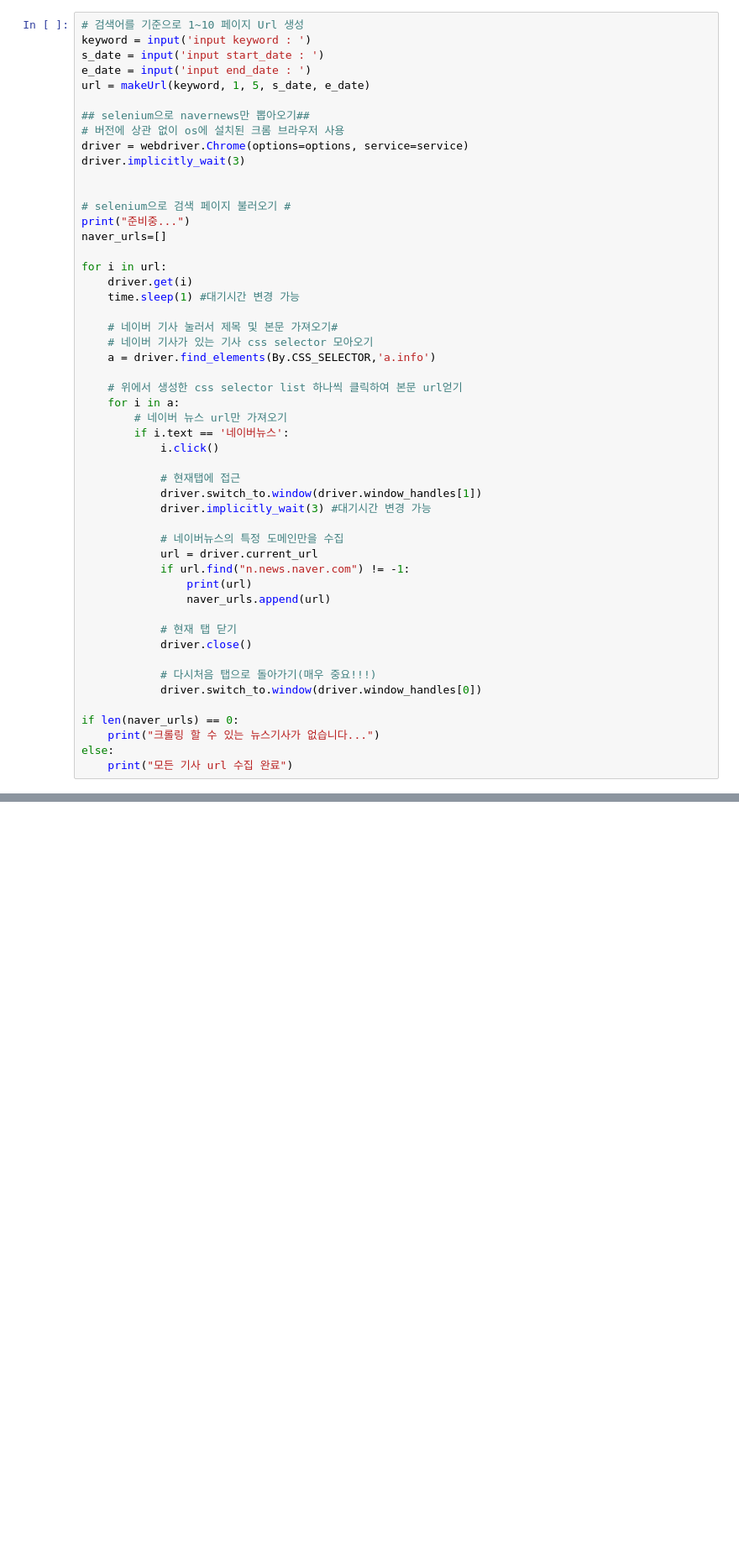
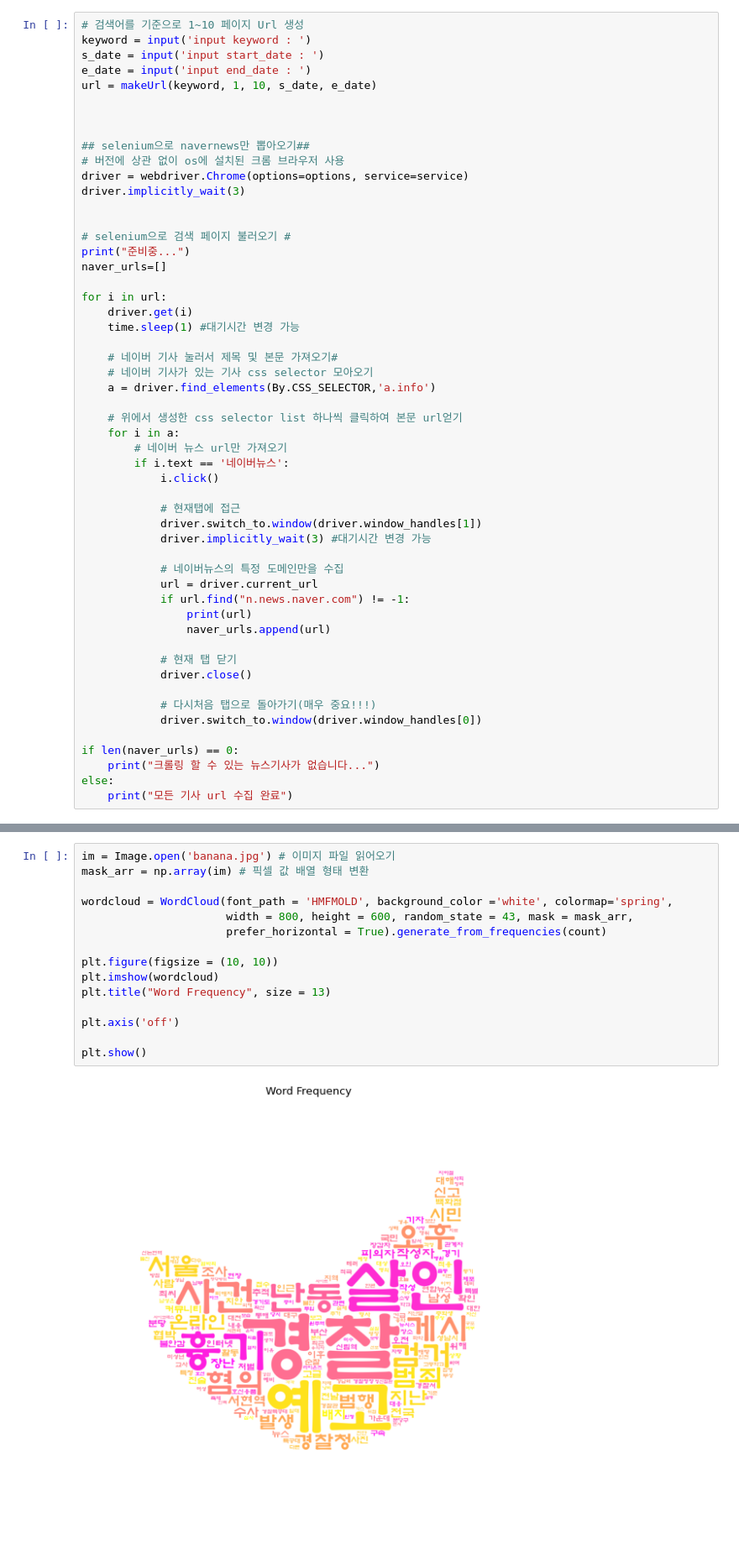
Before and after one commit to githeoheo/2023summer_intern, a Jupyter notebook: code/5. Crawling_WordCloud/Crawling_WordCloud.ipynb, the cells around one changed output, grey strips where cells are left out. Shown: that part at 84% size. Cells and saved outputs as stored; diff of their text form; blank space fills up the shorter version.

```diff
--- a/code/5. Crawling_WordCloud/Crawling_WordCloud.ipynb
+++ b/code/5. Crawling_WordCloud/Crawling_WordCloud.ipynb
@@ -74,7 +77,9 @@ def makeUrl(search, start_pg, end_pg, s_date, e_date):
 keyword = input('input keyword : ')
 s_date = input('input start_date : ')
 e_date = input('input end_date : ')
-url = makeUrl(keyword, 1, 5, s_date, e_date)
+url = makeUrl(keyword, 1, 10, s_date, e_date)
+
+
 
 ## selenium으로 navernews만 뽑아오기##
 # 버전에 상관 없이 os에 설치된 크롬 브라우저 사용
@@ -249,0 +293,17 @@ plt.show()
+# %%
+im = Image.open('banana.jpg') # 이미지 파일 읽어오기
+mask_arr = np.array(im) # 픽셀 값 배열 형태 변환
+
+wordcloud = WordCloud(font_path = 'HMFMOLD', background_color ='white', colormap='spring',
+                      width = 800, height = 600, random_state = 43, mask = mask_arr,
+                      prefer_horizontal = True).generate_from_frequencies(count)
+
+plt.figure(figsize = (10, 10))
+plt.imshow(wordcloud)
+plt.title("Word Frequency", size = 13)
+
+plt.axis('off')
+
+plt.show()
+# %% [output]
+[figure, added]
```
Also changed, not shown: parts of 5 cells of this notebook.
